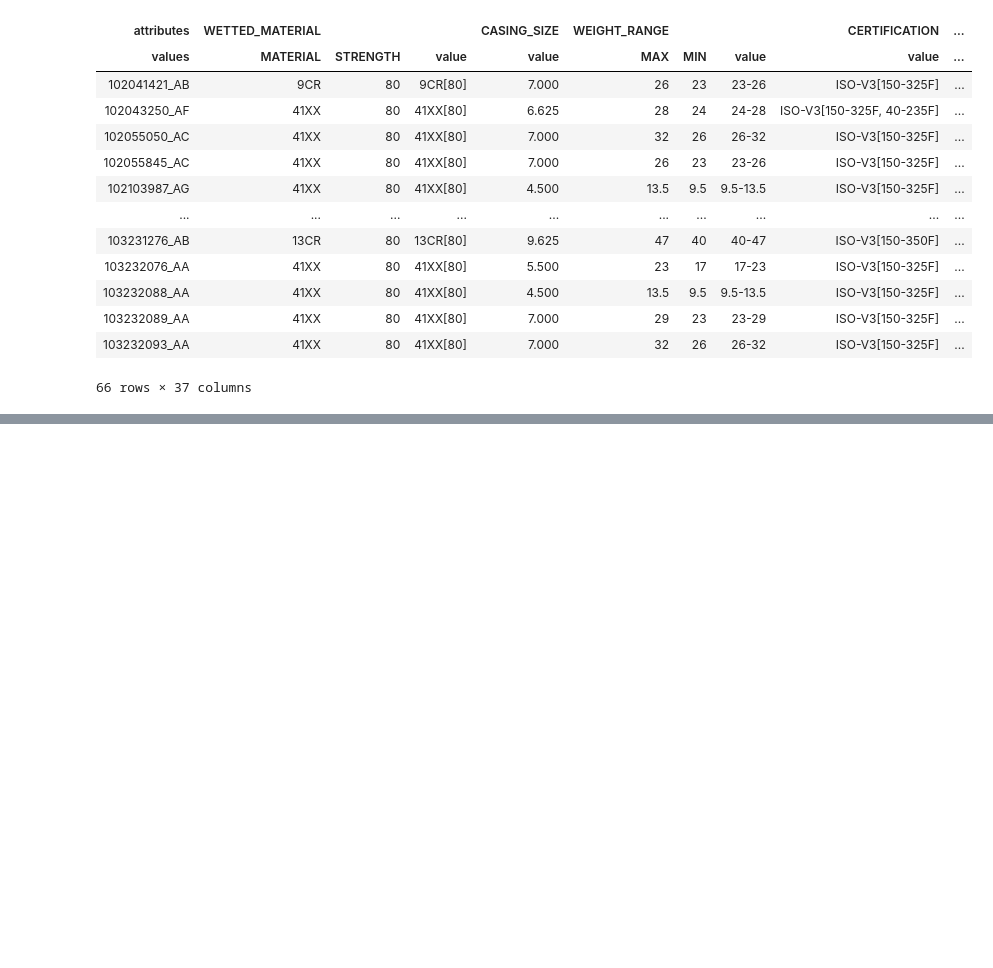
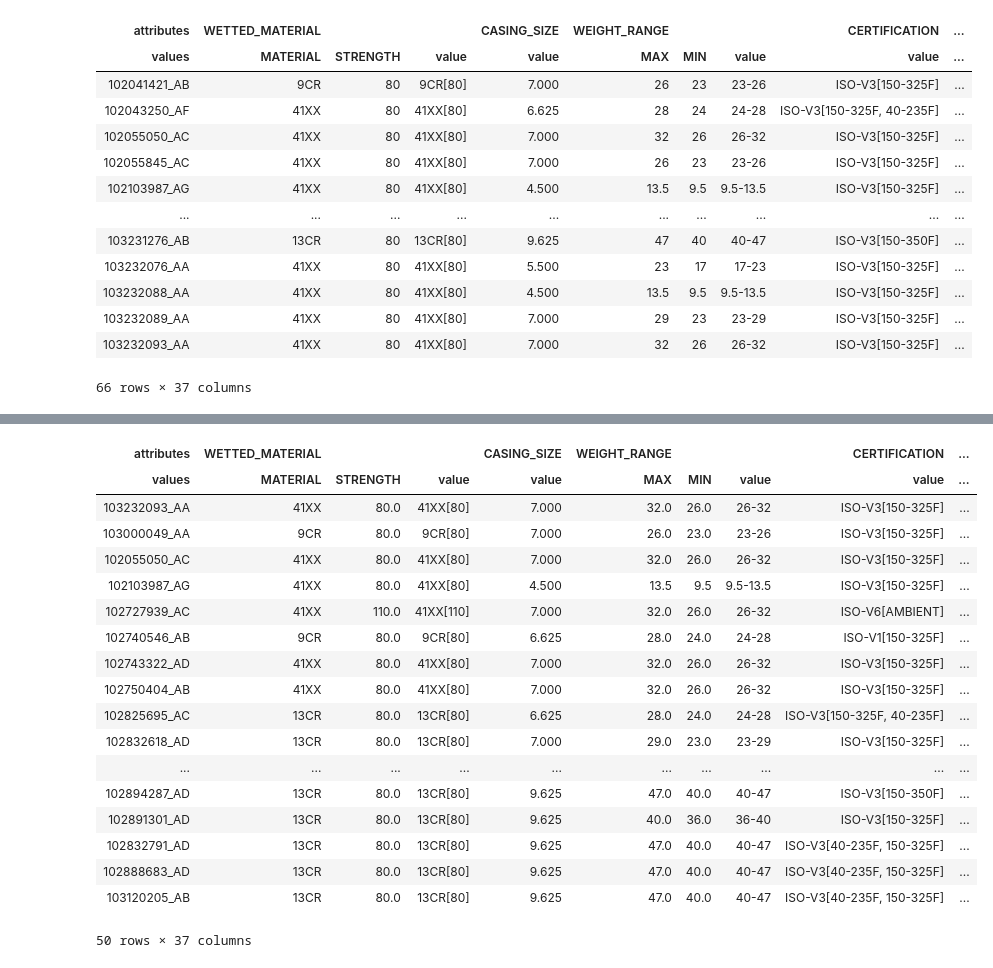
Before and after one commit to sMedX/slb, a Jupyter notebook: filter/Filter_test.ipynb, the cells around one changed output, grey strips where cells are left out. Saved outputs shown, nothing was run; the diff lists cells and outputs as text; code cells hidden in the pictures; blank space fills up the shorter version.

Commit message:
Filter test on real data

```diff
--- a/filter/Filter_test.ipynb
+++ b/filter/Filter_test.ipynb
@@ -441,7 +456,8 @@ user_record = {('A', 'value') : 0.9,
                 ('D', 'w3') : 's1'}
 
 for key, rule in rules.items():
-    x = user_record[key]
-    df_filter_result[key] = pd.eval(rule)
+    if key in user_record:
+        x = user_record[key]
+        df_filter_result[key] = pd.eval(rule)
 
 df_filter_result
@@ -487,8 +565,8 @@ rename_columns = {'ACTIVE FLOW WETTED MATERIAL - YIELD STRENGTH (KSI)':'WETTED_M
 'value':'value'}
 
 ia_df = independent_attributes_df2.copy()
-
-ia_df.rename(columns = rename_columns)
+ia_df.rename(columns = rename_columns, inplace = True)
+ia_df
 # %% [output]
 | attributes | WETTED_MATERIAL |  |  | CASING_SIZE | WEIGHT_RANGE |  |  | CERTIFICATION | ... |
 | values | MATERIAL | STRENGTH | value | value | MAX | MIN | value | value | ... |
@@ -506,0 +619,23 @@ ia_df.rename(columns = rename_columns)
+# %%
+# настроим для примера некоторый набор правил
+# Результат фильтрации
+ia_df_filter_result = pd.DataFrame().reindex_like(ia_df)
+
+# Так задаем правила фильтра
+ia_rules = {('WETTED_MATERIAL', 'MATERIAL'):'ia_df.WETTED_MATERIAL.MATERIAL == x',
+            ('CASING_SIZE', 'value') :'ia_df.CASING_SIZE.value <= x',
+            ('WEIGHT_RANGE', 'MAX'):'ia_df.WEIGHT_RANGE.MAX >= x',
+            ('WEIGHT_RANGE', 'MIN'):'ia_df.WEIGHT_RANGE.MIN <= x'}
+
+# Так задаем параметры от пользователя
+ia_user_record = {('WETTED_MATERIAL', 'MATERIAL') : '41XX',
+                  ('CASING_SIZE', 'value')        : 7.0,
+                  ('WEIGHT_RANGE', 'MAX')         : 25,
+                  ('WEIGHT_RANGE', 'MIN')         : 24}
+
+for key, rule in ia_rules.items():
+    if key in ia_user_record:
+        x = ia_user_record[key]
+        ia_df_filter_result[key] = pd.eval(rule)
+
+ia_df_filter_result
@@ -506,0 +657,5 @@ ia_df.rename(columns = rename_columns)
+# %%
+# Вывод ключей в порядке убывания совпадений
+ia_criteries = set(list(ia_user_record.keys()) + list(ia_rules.keys()))
+s_filter_result_sum = ia_df_filter_result[ia_criteries].sum(axis = 1)
+s_filter_result_sum.sort_values(ascending = False)
@@ -506,0 +698,23 @@ ia_df.rename(columns = rename_columns)
+# %%
+# остальные варианты в порядке убывания совпадающих элементов
+ia_df.loc[s_filter_result_sum[s_filter_result_sum < len(ia_criteries)].sort_values(ascending = False).index]
+# %% [output]
+| attributes | WETTED_MATERIAL |  |  | CASING_SIZE | WEIGHT_RANGE |  |  | CERTIFICATION | ... |
+| values | MATERIAL | STRENGTH | value | value | MAX | MIN | value | value | ... |
+| 103232093_AA | 41XX | 80.0 | 41XX[80] | 7.000 | 32.0 | 26.0 | 26-32 | ISO-V3[150-325F] | ... |
+| 103000049_AA | 9CR | 80.0 | 9CR[80] | 7.000 | 26.0 | 23.0 | 23-26 | ISO-V3[150-325F] | ... |
+| 102055050_AC | 41XX | 80.0 | 41XX[80] | 7.000 | 32.0 | 26.0 | 26-32 | ISO-V3[150-325F] | ... |
+| 102103987_AG | 41XX | 80.0 | 41XX[80] | 4.500 | 13.5 | 9.5 | 9.5-13.5 | ISO-V3[150-325F] | ... |
+| 102727939_AC | 41XX | 110.0 | 41XX[110] | 7.000 | 32.0 | 26.0 | 26-32 | ISO-V6[AMBIENT] | ... |
+| 102740546_AB | 9CR | 80.0 | 9CR[80] | 6.625 | 28.0 | 24.0 | 24-28 | ISO-V1[150-325F] | ... |
+| 102743322_AD | 41XX | 80.0 | 41XX[80] | 7.000 | 32.0 | 26.0 | 26-32 | ISO-V3[150-325F] | ... |
+| 102750404_AB | 41XX | 80.0 | 41XX[80] | 7.000 | 32.0 | 26.0 | 26-32 | ISO-V3[150-325F] | ... |
+| 102825695_AC | 13CR | 80.0 | 13CR[80] | 6.625 | 28.0 | 24.0 | 24-28 | ISO-V3[150-325F, 40-235F] | ... |
+| 102832618_AD | 13CR | 80.0 | 13CR[80] | 7.000 | 29.0 | 23.0 | 23-29 | ISO-V3[150-325F] | ... |
+| ... | ... | ... | ... | ... | ... | ... | ... | ... | ... |
+| 102894287_AD | 13CR | 80.0 | 13CR[80] | 9.625 | 47.0 | 40.0 | 40-47 | ISO-V3[150-350F] | ... |
+| 102891301_AD | 13CR | 80.0 | 13CR[80] | 9.625 | 40.0 | 36.0 | 36-40 | ISO-V3[150-325F] | ... |
+| 102832791_AD | 13CR | 80.0 | 13CR[80] | 9.625 | 47.0 | 40.0 | 40-47 | ISO-V3[40-235F, 150-325F] | ... |
+| 102888683_AD | 13CR | 80.0 | 13CR[80] | 9.625 | 47.0 | 40.0 | 40-47 | ISO-V3[40-235F, 150-325F] | ... |
+| 103120205_AB | 13CR | 80.0 | 13CR[80] | 9.625 | 47.0 | 40.0 | 40-47 | ISO-V3[40-235F, 150-325F] | ... |
+50 rows × 37 columns
```
Also changed, not shown: parts of 9 cells of this notebook.
